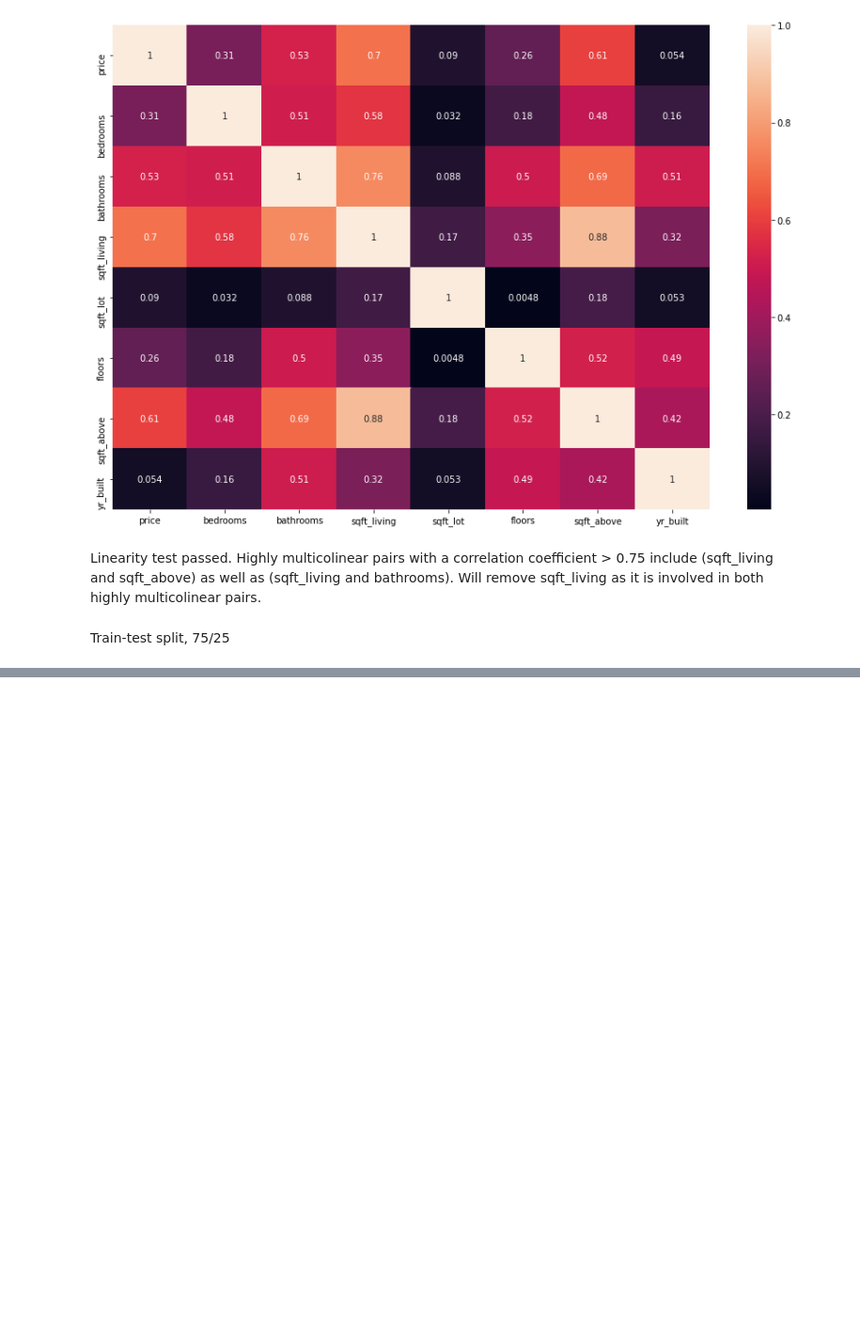
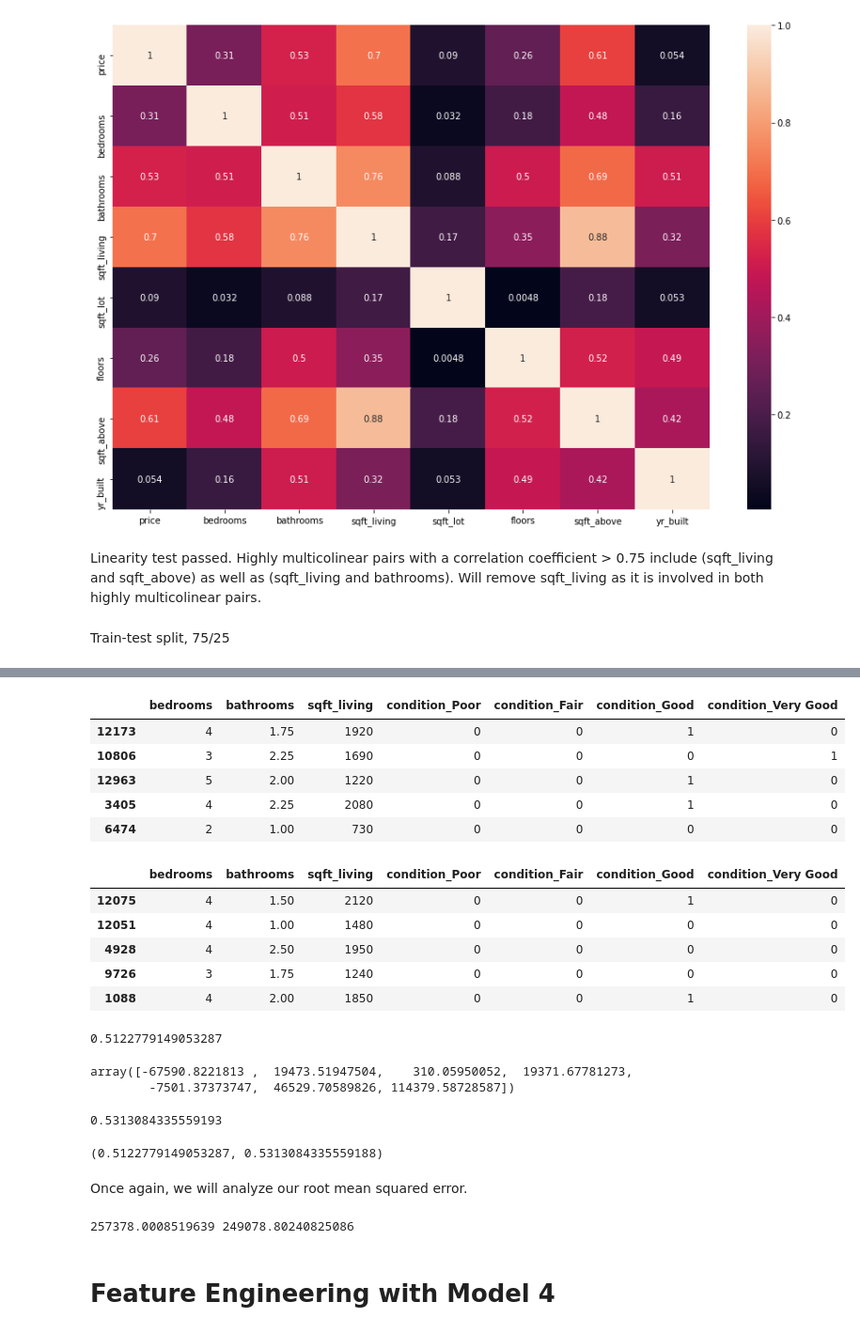
Before and after one commit to sgchatrathi/Real-Estate-Project-analysis, a Jupyter notebook: Main Notebook.ipynb, the cells around one changed output, grey strips where cells are left out. Shown at 94% size. Cells and saved outputs as stored; diff of their text form; code cells hidden in the pictures; blank space fills up the shorter version.

```diff
--- a/Main Notebook.ipynb
+++ b/Main Notebook.ipynb
@@ -182,0 +281,68 @@ X_train, X_test, y_train, y_test = train_test_split(X,
+# %%
+display(X_train.head())
+display(X_test.head())
+# %% [output]
+|  | bedrooms | bathrooms | sqft_living | condition_Poor | condition_Fair | condition_Good | condition_Very Good |
+| 12173 | 4 | 1.75 | 1920 | 0 | 0 | 1 | 0 |
+| 10806 | 3 | 2.25 | 1690 | 0 | 0 | 0 | 1 |
+| 12963 | 5 | 2.00 | 1220 | 0 | 0 | 1 | 0 |
+| 3405 | 4 | 2.25 | 2080 | 0 | 0 | 1 | 0 |
+| 6474 | 2 | 1.00 | 730 | 0 | 0 | 0 | 0 |
+|  | bedrooms | bathrooms | sqft_living | condition_Poor | condition_Fair | condition_Good | condition_Very Good |
+| 12075 | 4 | 1.50 | 2120 | 0 | 0 | 1 | 0 |
+| 12051 | 4 | 1.00 | 1480 | 0 | 0 | 0 | 0 |
+| 4928 | 4 | 2.50 | 1950 | 0 | 0 | 0 | 0 |
+| 9726 | 3 | 1.75 | 1240 | 0 | 0 | 0 | 0 |
+| 1088 | 4 | 2.00 | 1850 | 0 | 0 | 1 | 0 |
+# %%
+# Fit Scalar to Train
+ss = StandardScaler()
+ss.fit(X_train)
+
+# Transform Train
+X_train_scaled = ss.transform(X_train)
+X_test_scaled = ss.transform(X_test)
+
+#Instantiate LR object
+lr = LinearRegression()
+# fit the model on the training set
+lr.fit(X_train, y_train)
+# Check the R^2 of the training data
+lr.score(X_train, y_train)
+# %% [output]
+0.5122779149053287
+# %%
+lr.coef_
+# %% [output]
+array([-67590.8221813 ,  19473.51947504,    310.05950052,  19371.67781273,
+        -7501.37373747,  46529.70589826, 114379.58728587])
+# %%
+lr.score(X_test, y_test)
+# %% [output]
+0.5313084335559193
+# %%
+lr.fit(X_train_scaled, y_train)
+lr.score(X_train_scaled, y_train), lr.score(X_test_scaled, y_test)
+# %% [output]
+(0.5122779149053287, 0.5313084335559188)
+# %% [markdown]
+Once again, we will analyze our root mean squared error.
+# %%
+from sklearn.metrics import mean_squared_error
+from sklearn.linear_model import LinearRegression
+linreg = LinearRegression()
+linreg.fit(X_train, y_train)
+
+
+y_hat_train = lr.predict(X_train_scaled)
+y_hat_test = lr.predict(X_test_scaled)
+
+
+train_rmse = (mean_squared_error(y_train, y_hat_train)**.5)
+test_rmse = (mean_squared_error(y_test, y_hat_test)**.5)
+
+print(train_rmse, test_rmse)
+# %% [output]
+257378.0008519639 249078.80240825086
+# %% [markdown]
+# Feature Engineering with Model 4
```
Also changed, not shown: parts of 73 cells of this notebook.
